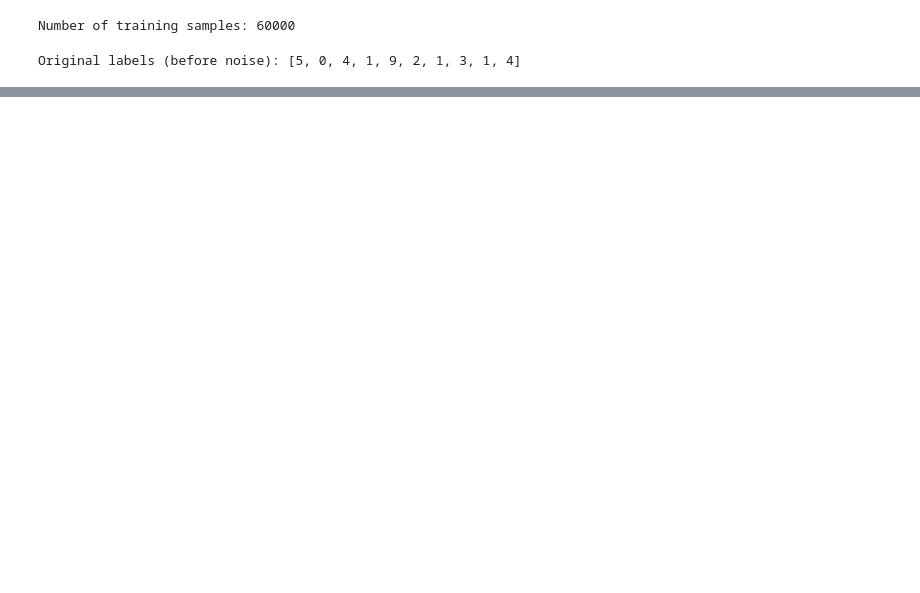
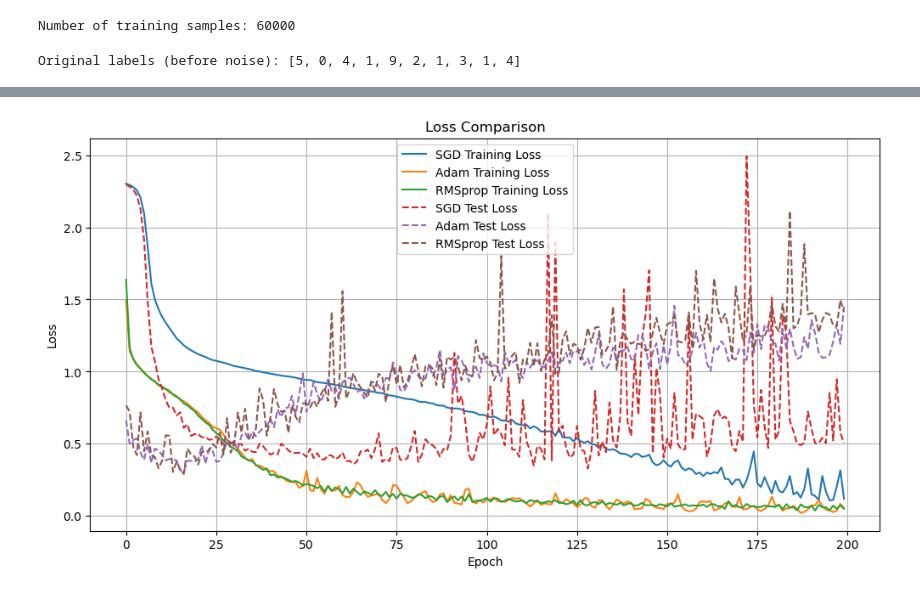
Before and after one commit to kamaljeetsingh14/SIE-645-Final-Project, a Jupyter notebook: experiment 1.ipynb, the cells around one changed output, grey strips where cells are left out. Saved outputs shown, nothing was run; the diff lists cells and outputs as text; code cells hidden in the pictures; blank space fills up the shorter version.

Commit message:
training loss plot

```diff
--- a/experiment 1.ipynb
+++ b/experiment 1.ipynb
@@ -27,7 +27,7 @@ Number of training samples: 60000
 print("Original labels (before noise):", train_dataset.targets[:10].tolist())
 
 # Function to add label noise by shuffling labels
-def add_label_noise(dataset, noise_fraction=0.1):
+def add_label_noise(dataset, noise_fraction):
     """
     Adds label noise by shuffling labels for a fraction of the dataset.
 
@@ -58,10 +58,9 @@ def add_label_noise(dataset, noise_fraction=0.1):
 Original labels (before noise): [5, 0, 4, 1, 9, 2, 1, 3, 1, 4]
 # %%
 subset_size = 10000  # Use only 10,000 samples
+train_dataset = add_label_noise(train_dataset, noise_fraction=0.2)
 indices = np.random.choice(len(train_dataset), subset_size, replace=False)  # Randomly select indices
 train_subset = Subset(train_dataset, indices)
-# Add noise to the training dataset (e.g., 20% label noise)
-train_subset = add_label_noise(train_subset, noise_fraction=0.2)
 
 
 # Create data loaders
@@ -187,0 +204,18 @@ Labels after adding noise: [5, 9, 0, 9, 4, 9, 5, 6, 1, 6]
+# %%
+import matplotlib.pyplot as plt
+
+# Plot training and test losses
+plt.figure(figsize=(12, 6))
+
+
+for opt_name, losses in training_losses.items():
+    plt.plot(losses, label=f'{opt_name} Training Loss')
+for opt_name, losses in test_losses.items():
+    plt.plot(losses, linestyle='--', label=f'{opt_name} Test Loss')
+plt.title('Loss Comparison')
+plt.xlabel('Epoch')
+plt.ylabel('Loss')
+plt.legend()
+plt.grid(True)
+# %% [output]
+[figure, added]
```
Also changed, not shown: parts of 4 cells of this notebook.
